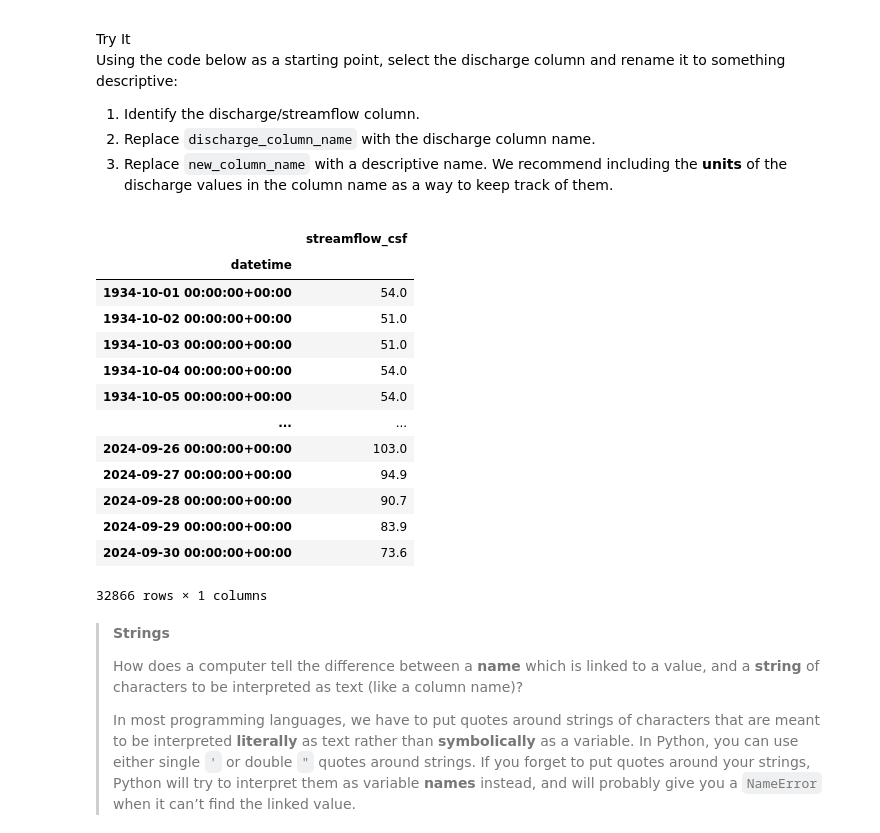
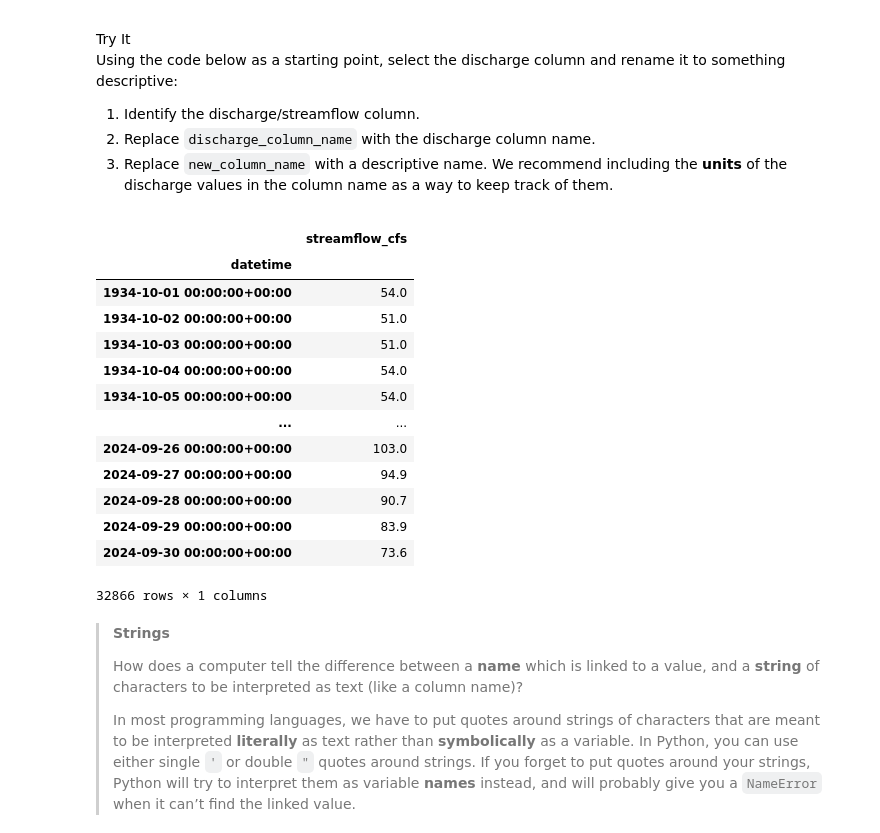
Before and after one commit to cu-esiil-edu/02-flood-Adam-Lehman, a Jupyter notebook: notebooks/flood-02-wrangle.ipynb, the cells around one changed output. Drawn from its saved outputs; the diff is of its cells as text; code cells hidden in the pictures.

```diff
--- a/notebooks/flood-02-wrangle.ipynb
+++ b/notebooks/flood-02-wrangle.ipynb
@@ -117,15 +117,15 @@ in the column name as a way to keep track of them.</li>
 # %%
 discharge_df = (
     nwis_df
     # Select only the discharge column as a DataFrame
     [['00060_Mean']]
     # Rename the discharge column
-    .rename(columns={'00060_Mean': 'streamflow_csf'})
+    .rename(columns={'00060_Mean': 'streamflow_cfs'})
 )
 
 discharge_df
 # %% [output]
-|  | streamflow_csf |
+|  | streamflow_cfs |
 | datetime |  |
 | 1934-10-01 00:00:00+00:00 | 54.0 |
 | 1934-10-02 00:00:00+00:00 | 51.0 |
```
Also changed, not shown: 1 other file.
